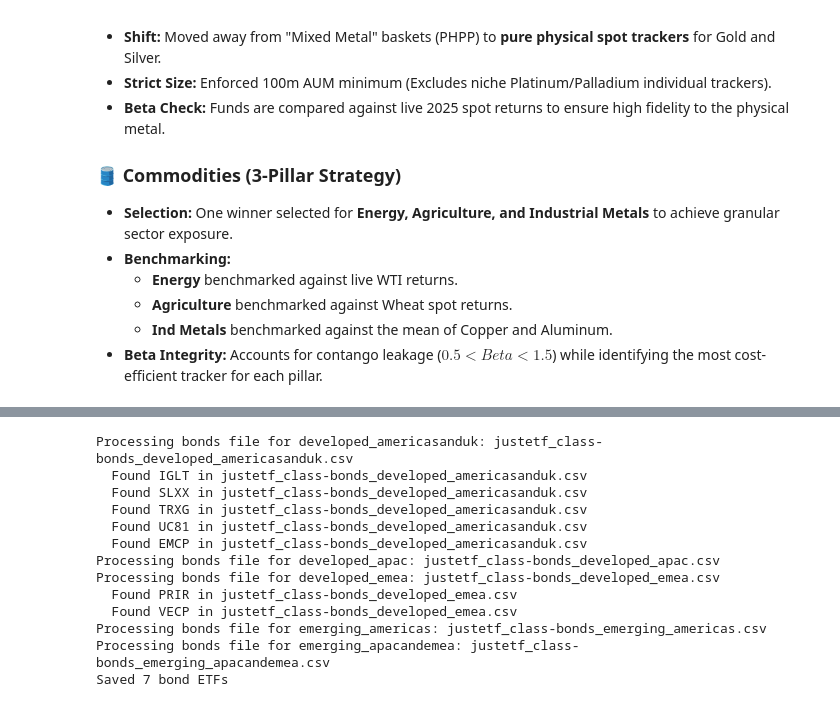
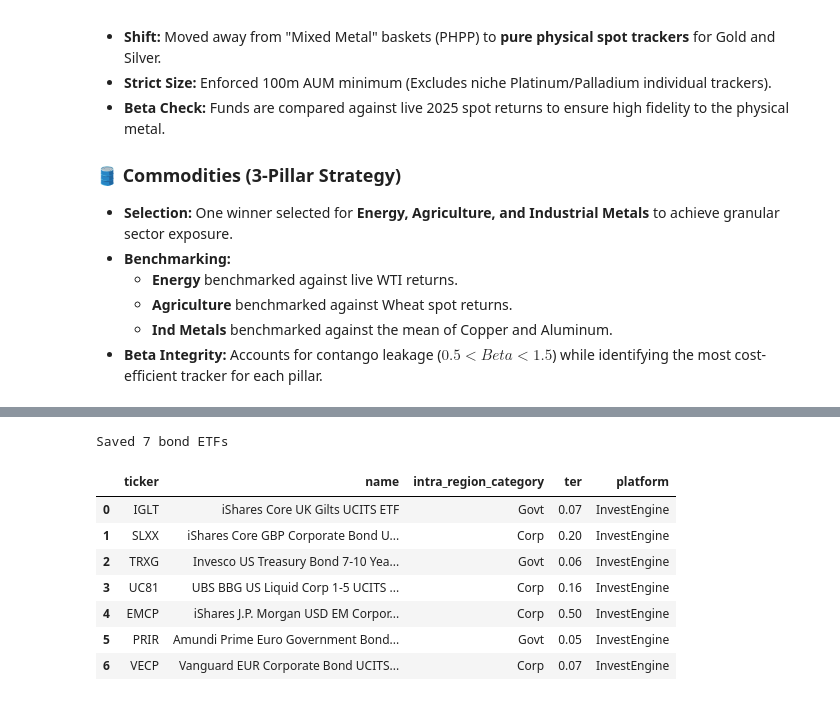
Before and after one commit to nairraks/etf-isa-portfolio, a Jupyter notebook: notebooks/02_etf_screening.ipynb, the cells around one changed output, grey strips where cells are left out. Cells and saved outputs as stored; diff of their text form; code cells hidden in the pictures.

Commit message:
feat: implement ETF screening and portfolio construction utilities with supporting data outputs

```diff
--- a/notebooks/02_etf_screening.ipynb
+++ b/notebooks/02_etf_screening.ipynb
@@ -284,73 +286,51 @@ bonds_data = {
     'asset_class': ['bonds'] * 8,
     'region_category': [
         'Developed_AmericasandUK', 'Developed_AmericasandUK',
         'Developed_AmericasandUK', 'Developed_AmericasandUK',
         'Developed_EMEA', 'Developed_EMEA', 'Developed_EMEA',
         'Emerging_APACandEMEA',
     ],
     'intra_region_category': ['Govt', 'Corp', 'Govt', 'Corp', 'Govt', 'Corp', 'High yield', 'Corp'],
     'ticker': ['IGLT', 'SLXX', 'TRXG', 'UC81', 'PRIR', 'VECP', 'JNKE', 'EMCP'],
 }
 df_bonds_list = pd.DataFrame(bonds_data)
-df_bonds_list = df_bonds_list[df_bonds_list['ticker'] != 'JNKE']  # not on InvestEngine
 
 for filepath in sorted(DATA_RAW.glob("justetf_class-bonds_*.csv")):
     csvl = filepath.name
     try:
-        asset_class = get_asset_class_from_filename(csvl)
-        region_category = get_region_category_from_filename(csvl)
-        print(f'Processing {asset_class} file for {region_category}: {csvl}')
+        csv_df = pd.read_csv(filepath)
+        if csv_df.empty: continue
 
-        try:
-            csv_df = pd.read_csv(filepath)
-            if csv_df.empty:
-                print(f'Empty file: {csvl}')
-                continue
-        except pd.errors.EmptyDataError:
-            print(f'Empty file: {csvl}')
-            continue
-
-        csv_df['asset_class'] = asset_class
-        csv_df['region'] = csv_df['region'].fillna('N/A')
-        csv_df['country'] = csv_df['country'].fillna('N/A')
-        csv_df['platform'] = csv_df['ticker'].apply(check_platform)
-        csv_df = csv_df[csv_df['platform'].notna()]
-
+        # Filter raw data for our whitelist first
         for _, row in df_bonds_list.iterrows():
             if row['ticker'] in csv_df['ticker'].values:
                 ticker = row['ticker']
-                print(f'  Found {ticker} in {csvl}')
                 csv_df_ticker = csv_df[csv_df['ticker'] == ticker].copy()
+
+                # [REVERTED] Platform check AFTER whitelist check
+                csv_df_ticker['platform'] = check_platform(ticker, name=csv_df_ticker['name'].values[0])
+                if pd.isna(csv_df_ticker['platform'].values[0]): continue
+
                 csv_df_ticker['intra_region_category'] = row['intra_region_category']
                 csv_df_ticker['region_category'] = row['region_category']
                 main_df_bonds = pd.concat([main_df_bonds, csv_df_ticker], ignore_index=True)
 
     except Exception as e:
         print(f'Error processing {csvl}: {e}')
 
-
 if not main_df_bonds.empty:
-    main_df_bonds[['yday_close_price_date', 'yday_close_price']] = (
-        main_df_bonds['ticker'].apply(_get_price).to_list()
-    )
-else:
-    main_df_bonds['yday_close_price_date'] = []
-    main_df_bonds['yday_close_price'] = []
-
-save_screened_etfs(main_df_bonds, 'bonds', portfolio_year=2026)
-print(f"Saved {len(main_df_bonds)} bond ETFs")
+    main_df_bonds[['yday_close_price_date', 'yday_close_price']] = main_df_bonds['ticker'].apply(_get_price).to_list()
+    save_screened_etfs(main_df_bonds, 'bonds', portfolio_year=2026)
+    print(f"Saved {len(main_df_bonds)} bond ETFs")
+    display(main_df_bonds[['ticker', 'name', 'intra_region_category', 'ter', 'platform']])
 # %% [output]
-Processing bonds file for developed_americasanduk: justetf_class-bonds_developed_americasanduk.csv
-  Found IGLT in justetf_class-bonds_developed_americasanduk.csv
-  Found SLXX in justetf_class-bonds_developed_americasanduk.csv
-  Found TRXG in justetf_class-bonds_developed_americasanduk.csv
-  Found UC81 in justetf_class-bonds_developed_americasanduk.csv
-  Found EMCP in justetf_class-bonds_developed_americasanduk.csv
-Processing bonds file for developed_apac: justetf_class-bonds_developed_apac.csv
-Processing bonds file for developed_emea: justetf_class-bonds_developed_emea.csv
-  Found PRIR in justetf_class-bonds_developed_emea.csv
-  Found VECP in justetf_class-bonds_developed_emea.csv
-Processing bonds file for emerging_americas: justetf_class-bonds_emerging_americas.csv
-Processing bonds file for emerging_apacandemea: justetf_class-bonds_emerging_apacandemea.csv
 Saved 7 bond ETFs
+|  | ticker | name | intra_region_category | ter | platform |
+| 0 | IGLT | iShares Core UK Gilts UCITS ETF | Govt | 0.07 | InvestEngine |
+| 1 | SLXX | iShares Core GBP Corporate Bond U... | Corp | 0.20 | InvestEngine |
+| 2 | TRXG | Invesco US Treasury Bond 7-10 Yea... | Govt | 0.06 | InvestEngine |
+| 3 | UC81 | UBS BBG US Liquid Corp 1-5 UCITS ... | Corp | 0.16 | InvestEngine |
+| 4 | EMCP | iShares J.P. Morgan USD EM Corpor... | Corp | 0.50 | InvestEngine |
+| 5 | PRIR | Amundi Prime Euro Government Bond... | Govt | 0.05 | InvestEngine |
+| 6 | VECP | Vanguard EUR Corporate Bond UCITS... | Corp | 0.07 | InvestEngine |
 # %%
```
Also changed, not shown: parts of 3 cells of this notebook, 5 other files.
